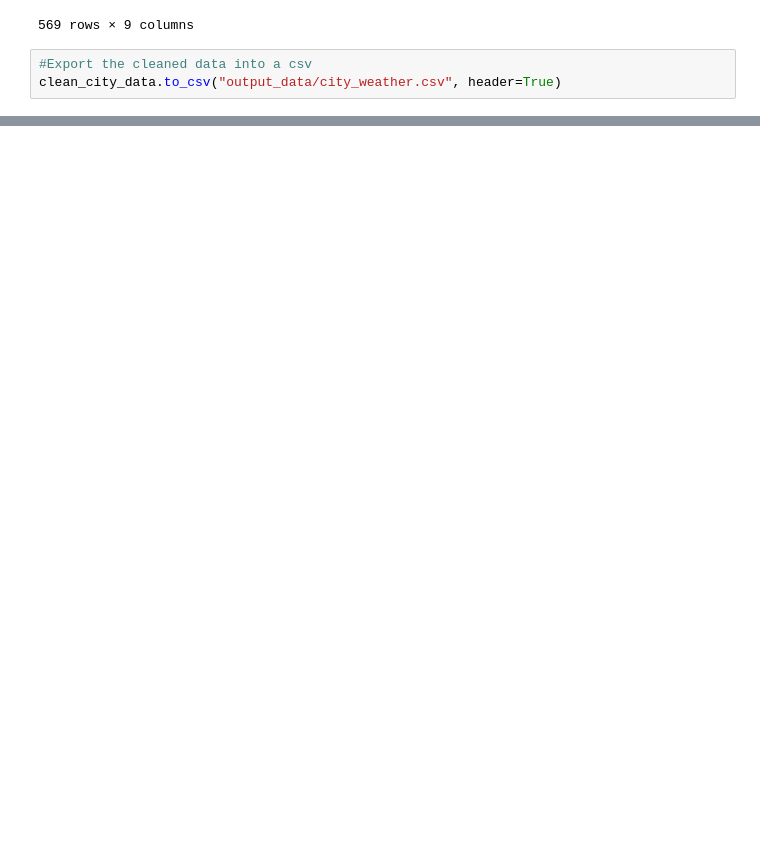
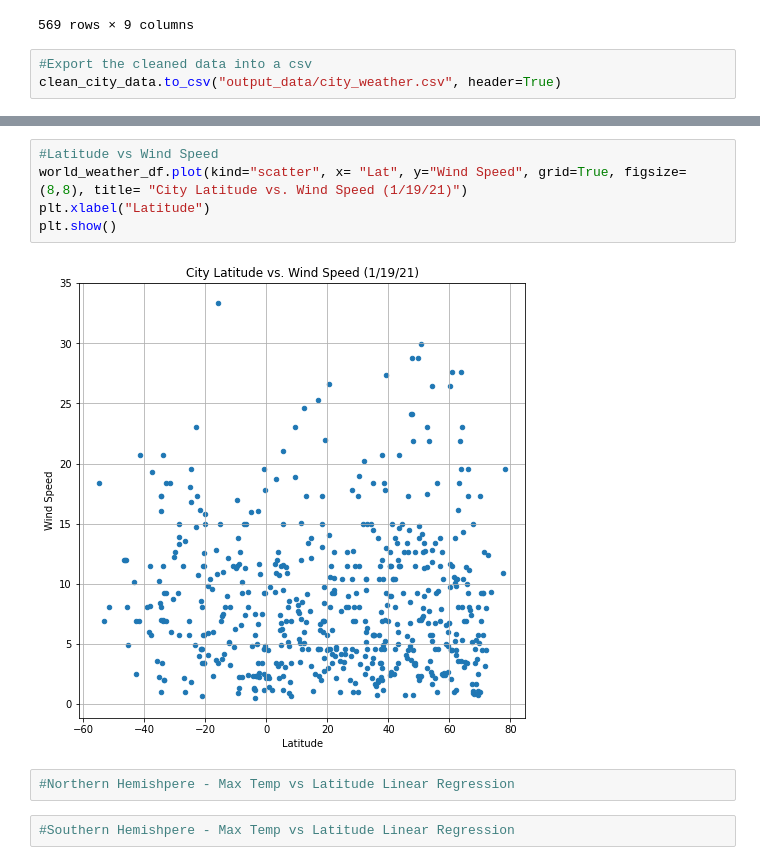
Before and after one commit to wjcutrone/Python-API-Challenge, a Jupyter notebook: Weather_Py/WeatherPy.ipynb, the cells around one changed output, grey strips where cells are left out. Saved outputs shown, nothing was run; the diff lists cells and outputs as text; blank space fills up the shorter version.

```diff
--- a/Weather_Py/WeatherPy.ipynb
+++ b/Weather_Py/WeatherPy.ipynb
@@ -173,0 +206,11 @@ clean_city_data.to_csv("output_data/city_weather.csv", header=True)
+# %%
+#Latitude vs Wind Speed
+world_weather_df.plot(kind="scatter", x= "Lat", y="Wind Speed", grid=True, figsize=(8,8), title= "City Latitude vs. Wind Speed (1/19/21)")
+plt.xlabel("Latitude")
+plt.show()
+# %% [output]
+[figure, added]
+# %%
+#Northern Hemishpere - Max Temp vs Latitude Linear Regression
+# %%
+#Southern Hemishpere - Max Temp vs Latitude Linear Regression
```
Also changed, not shown: parts of 4 cells of this notebook.
